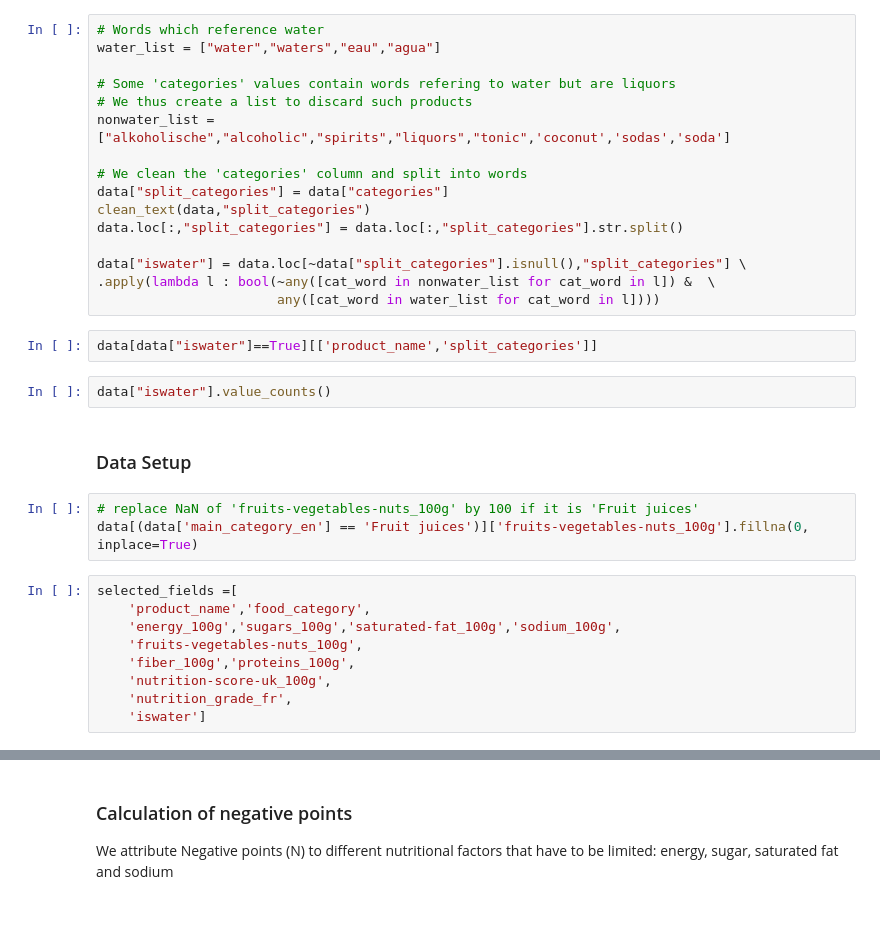
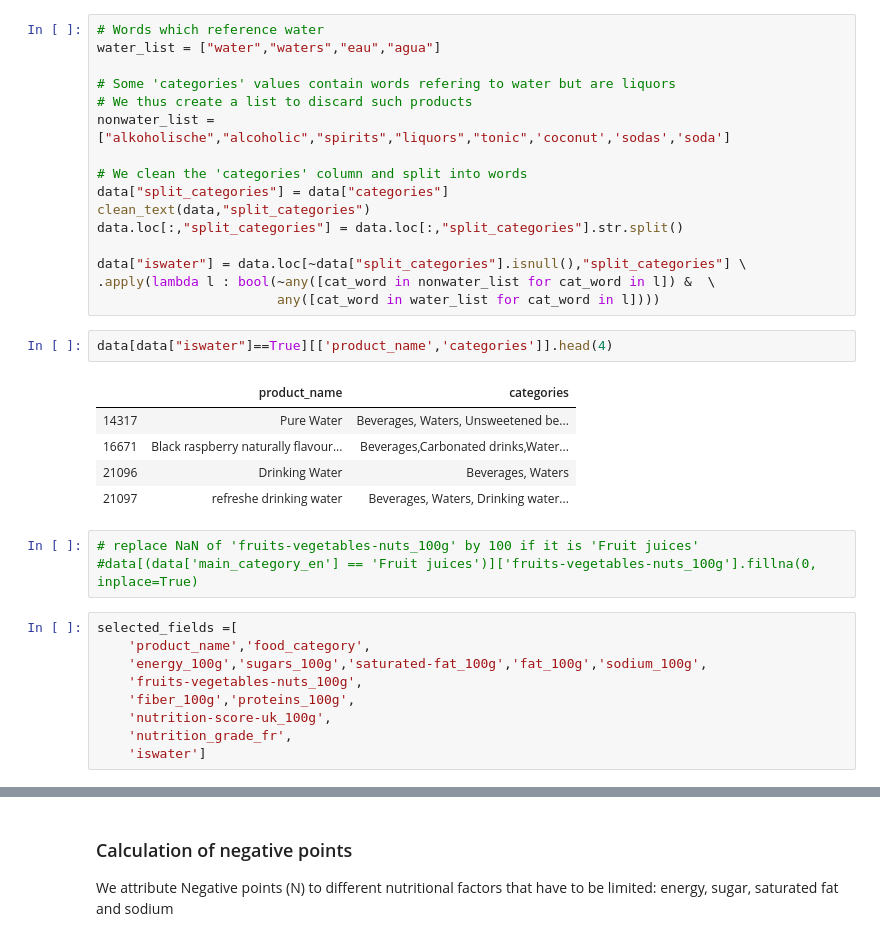
Before and after one commit to romi514/ProjectADA, a Jupyter notebook: project_tagADA.ipynb, the cells around one changed output, grey strips where cells are left out. Saved outputs shown, nothing was run; the diff lists cells and outputs as text; blank space fills up the shorter version.

```diff
--- a/project_tagADA.ipynb
+++ b/project_tagADA.ipynb
@@ -885,18 +887,20 @@ data["iswater"] = data.loc[~data["split_categories"].isnull(),"split_categories"
 .apply(lambda l : bool(~any([cat_word in nonwater_list for cat_word in l]) &  \
                        any([cat_word in water_list for cat_word in l])))
 # %%
-data[data["iswater"]==True][['product_name','split_categories']]
+data[data["iswater"]==True][['product_name','categories']].head(4)
+# %% [output]
+|  | product_name | categories |
+| 14317 | Pure Water | Beverages, Waters, Unsweetened be... |
+| 16671 | Black raspberry naturally flavour... | Beverages,Carbonated drinks,Water... |
+| 21096 | Drinking Water | Beverages, Waters |
+| 21097 | refreshe drinking water | Beverages, Waters, Drinking water... |
-# %%
-data["iswater"].value_counts()
-# %% [markdown]
-### Data Setup
 # %%
 # replace NaN of 'fruits-vegetables-nuts_100g' by 100 if it is 'Fruit juices'
-data[(data['main_category_en'] == 'Fruit juices')]['fruits-vegetables-nuts_100g'].fillna(0, inplace=True)
+#data[(data['main_category_en'] == 'Fruit juices')]['fruits-vegetables-nuts_100g'].fillna(0, inplace=True)
 # %%
 selected_fields =[
     'product_name','food_category',
-    'energy_100g','sugars_100g','saturated-fat_100g','sodium_100g',
+    'energy_100g','sugars_100g','saturated-fat_100g','fat_100g','sodium_100g',
     'fruits-vegetables-nuts_100g',
     'fiber_100g','proteins_100g',
     'nutrition-score-uk_100g',
```
Also changed, not shown: parts of 14 cells of this notebook.
